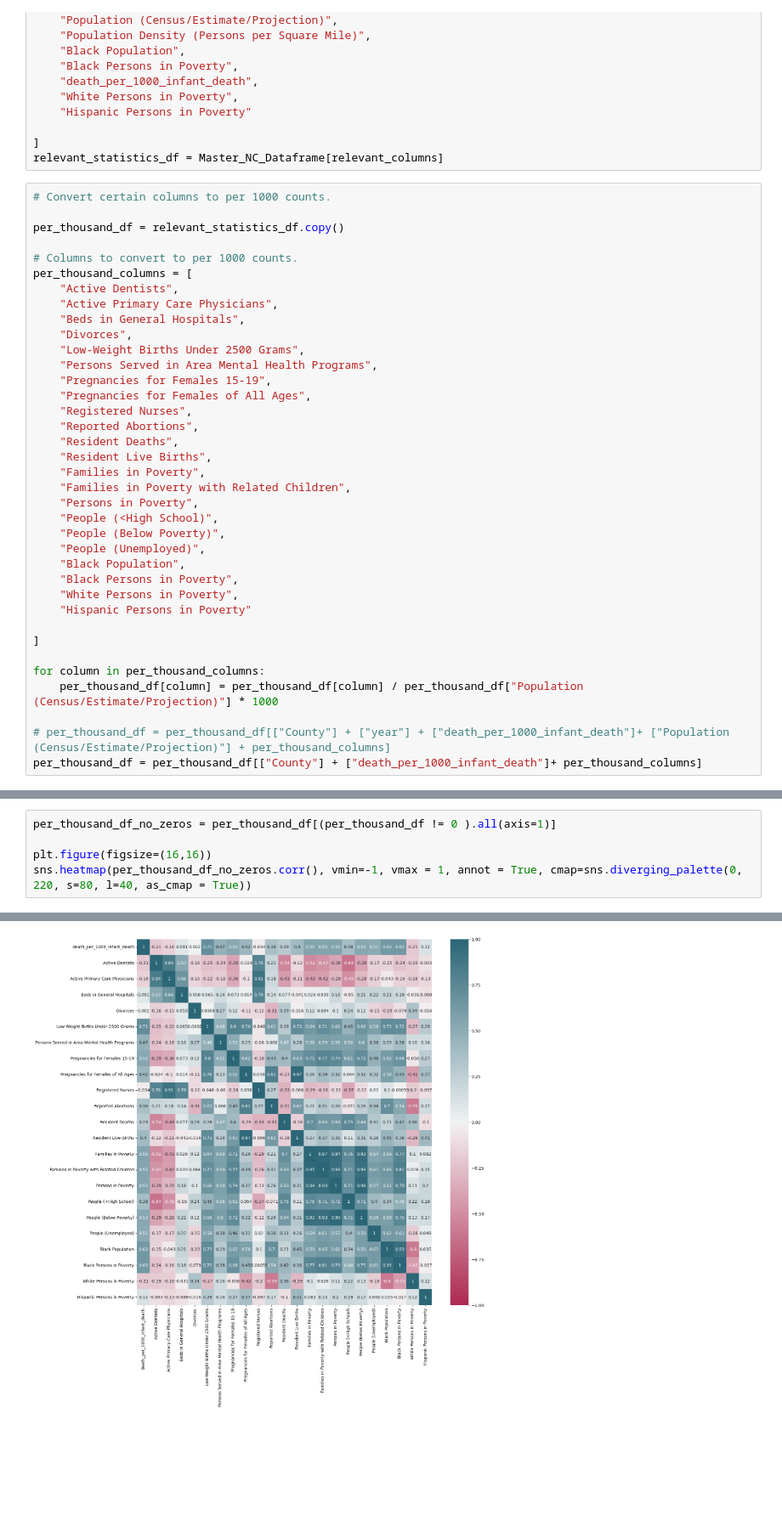
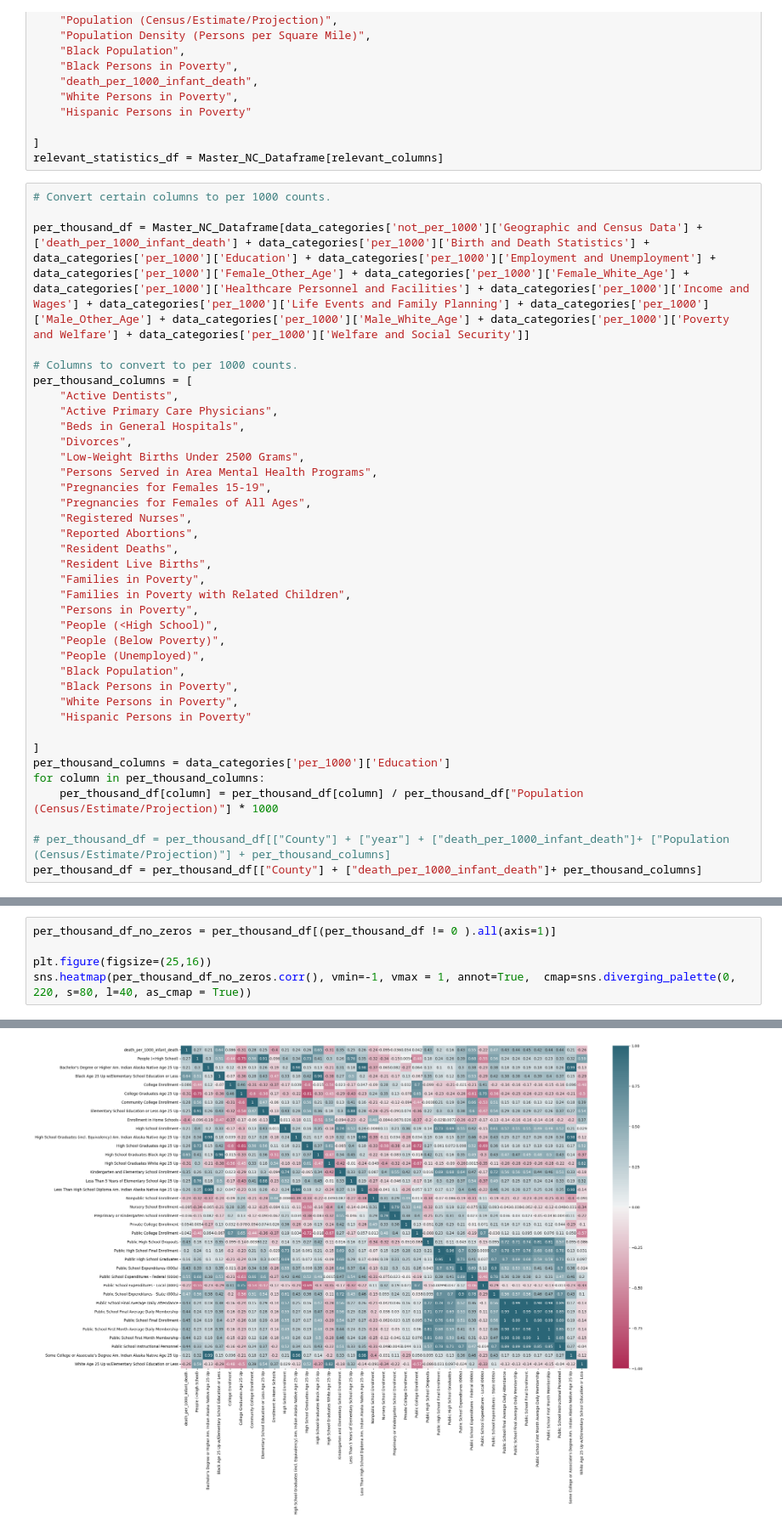
Before and after one commit to SwagmasterMatt/Public-Health-Exploratory-Analysis, a Jupyter notebook: data_exploration.ipynb, the cells around one changed output, grey strips where cells are left out. Shown at 85% size. Cells and saved outputs as stored; diff of their text form; blank space fills up the shorter version.

```diff
--- a/data_exploration.ipynb
+++ b/data_exploration.ipynb
@@ -93,7 +93,7 @@ relevant_statistics_df = Master_NC_Dataframe[relevant_columns]
 # %%
 # Convert certain columns to per 1000 counts.
 
-per_thousand_df = relevant_statistics_df.copy()
+per_thousand_df = Master_NC_Dataframe[data_categories['not_per_1000']['Geographic and Census Data'] + ['death_per_1000_infant_death'] + data_categories['per_1000']['Birth and Death Statistics'] + data_categories['per_1000']['Education'] + data_categories['per_1000']['Employment and Unemployment'] + data_categories['per_1000']['Female_Other_Age'] + data_categories['per_1000']['Female_White_Age'] + data_categories['per_1000']['Healthcare Personnel and Facilities'] + data_categories['per_1000']['Income and Wages'] + data_categories['per_1000']['Life Events and Family Planning'] + data_categories['per_1000']['Male_Other_Age'] + data_categories['per_1000']['Male_White_Age'] + data_categories['per_1000']['Poverty and Welfare'] + data_categories['per_1000']['Welfare and Social Security']]
 
 # Columns to convert to per 1000 counts.
 per_thousand_columns = [
@@ -121,7 +121,7 @@ per_thousand_columns = [
     "Hispanic Persons in Poverty"
 
 ]
-
+per_thousand_columns = data_categories['per_1000']['Education']
 for column in per_thousand_columns:
     per_thousand_df[column] = per_thousand_df[column] / per_thousand_df["Population (Census/Estimate/Projection)"] * 1000
 
@@ -130,8 +136,8 @@ per_thousand_df = per_thousand_df[["County"] + ["death_per_1000_infant_death"]+
 # %%
 per_thousand_df_no_zeros = per_thousand_df[(per_thousand_df != 0 ).all(axis=1)]
 
-plt.figure(figsize=(16,16))
-sns.heatmap(per_thousand_df_no_zeros.corr(), vmin=-1, vmax = 1, annot = True, cmap=sns.diverging_palette(0, 220, s=80, l=40, as_cmap = True))
+plt.figure(figsize=(25,16))
+sns.heatmap(per_thousand_df_no_zeros.corr(), vmin=-1, vmax = 1, annot=True,  cmap=sns.diverging_palette(0, 220, s=80, l=40, as_cmap = True))
 # %% [output]
 <Axes: >
-[figure, old version]
+[figure, new version]
```
Also changed, not shown: parts of 1 cell of this notebook, 2 other files.
